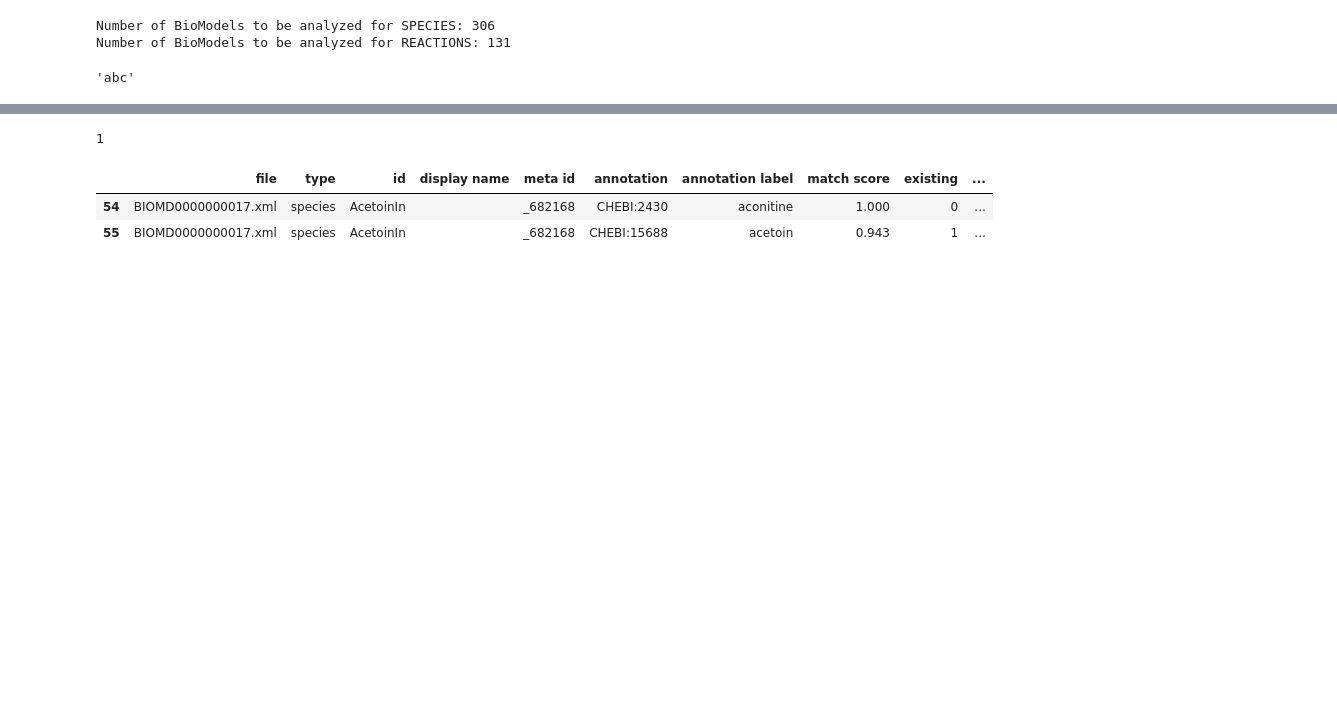
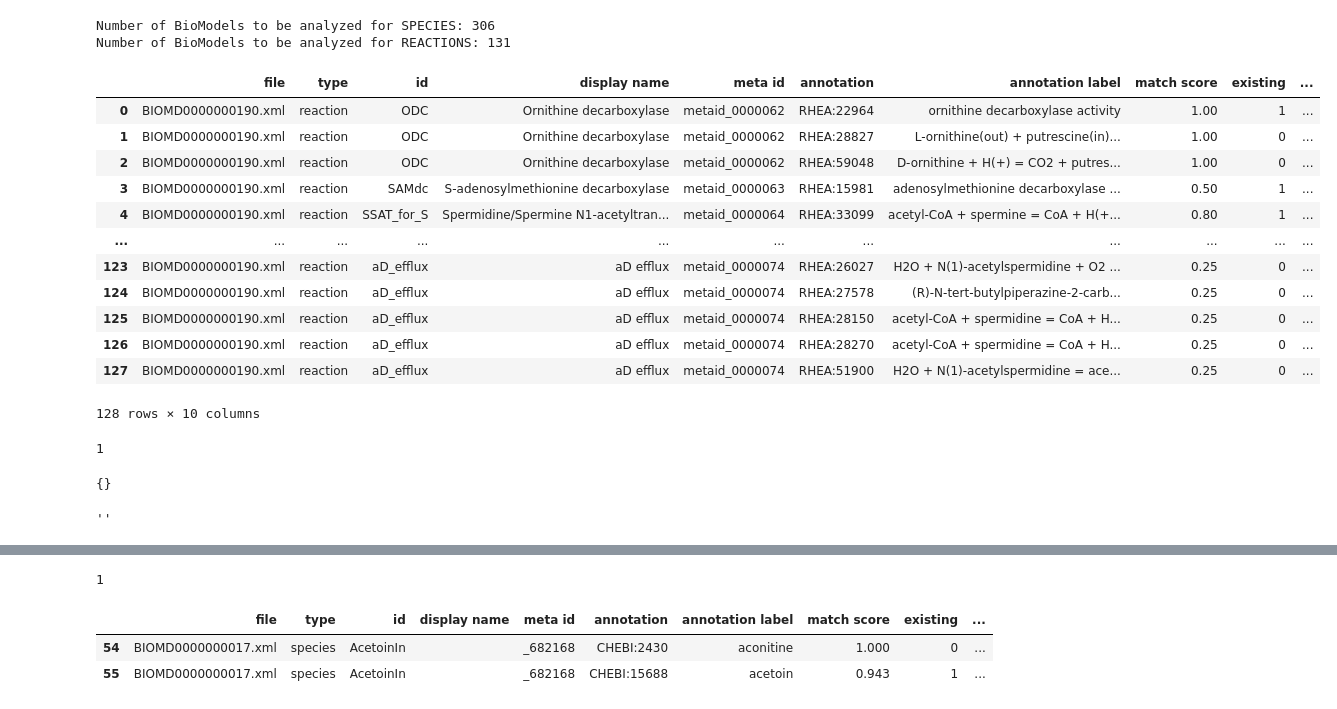
Before and after one commit to sys-bio/AMAS, a Jupyter notebook: notebooks/console_methods.ipynb, the cells around one changed output, grey strips where cells are left out. Saved outputs shown, nothing was run; the diff lists cells and outputs as text; code cells hidden in the pictures; blank space fills up the shorter version.

```diff
--- a/notebooks/console_methods.ipynb
+++ b/notebooks/console_methods.ipynb
@@ -61,8 +61,39 @@ Number of BioModels to be analyzed for REACTIONS: 131
 # %%
 one_fpath = os.path.join(BIOMODEL_DIR, 'BIOMD0000000190.xml')
 recom = recommender.Recommender(one_fpath)
-# %%
-one_s = 'abc'
-one_s.split('/')[0]
-# %% [output]
-'abc'
+# %%
+recom.recommendReactions()
+# %% [output]
+|  | file | type | id | display name | meta id | annotation | annotation label | match score | existing | ... |
+| 0 | BIOMD0000000190.xml | reaction | ODC | Ornithine decarboxylase | metaid_0000062 | RHEA:22964 | ornithine decarboxylase activity | 1.00 | 1 | ... |
+| 1 | BIOMD0000000190.xml | reaction | ODC | Ornithine decarboxylase | metaid_0000062 | RHEA:28827 | L-ornithine(out) + putrescine(in)... | 1.00 | 0 | ... |
+| 2 | BIOMD0000000190.xml | reaction | ODC | Ornithine decarboxylase | metaid_0000062 | RHEA:59048 | D-ornithine + H(+) = CO2 + putres... | 1.00 | 0 | ... |
+| 3 | BIOMD0000000190.xml | reaction | SAMdc | S-adenosylmethionine decarboxylase | metaid_0000063 | RHEA:15981 | adenosylmethionine decarboxylase ... | 0.50 | 1 | ... |
+| 4 | BIOMD0000000190.xml | reaction | SSAT_for_S | Spermidine/Spermine N1-acetyltran... | metaid_0000064 | RHEA:33099 | acetyl-CoA + spermine = CoA + H(+... | 0.80 | 1 | ... |
+| ... | ... | ... | ... | ... | ... | ... | ... | ... | ... | ... |
+| 123 | BIOMD0000000190.xml | reaction | aD_efflux | aD efflux | metaid_0000074 | RHEA:26027 | H2O + N(1)-acetylspermidine + O2 ... | 0.25 | 0 | ... |
+| 124 | BIOMD0000000190.xml | reaction | aD_efflux | aD efflux | metaid_0000074 | RHEA:27578 | (R)-N-tert-butylpiperazine-2-carb... | 0.25 | 0 | ... |
+| 125 | BIOMD0000000190.xml | reaction | aD_efflux | aD efflux | metaid_0000074 | RHEA:28150 | acetyl-CoA + spermidine = CoA + H... | 0.25 | 0 | ... |
+| 126 | BIOMD0000000190.xml | reaction | aD_efflux | aD efflux | metaid_0000074 | RHEA:28270 | acetyl-CoA + spermidine = CoA + H... | 0.25 | 0 | ... |
+| 127 | BIOMD0000000190.xml | reaction | aD_efflux | aD efflux | metaid_0000074 | RHEA:51900 | H2O + N(1)-acetylspermidine = ace... | 0.25 | 0 | ... |
+128 rows × 10 columns
+# %%
+recom = recommender.Recommender(ecoli_fpath)
+libsbml_document = recom.sbml_document
+model = libsbml_document.getModel()
+for one_s in model.getListOfSpecies():
+  one_s.setAnnotation('')
+for one_r in model.getListOfReactions():
+  one_r.setAnnotation('')
+libsbml.writeSBMLToFile(libsbml_document, 'ecoli_ver2.xml')
+# %% [output]
+1
+# %%
+recom = recommender.Recommender('BIOMD190_ver2.xml')
+recom.species.exist_annotation
+# %% [output]
+{}
+# %%
+model.getSpecies(0).getModel().getSpecies(2).getAnnotationString()
+# %% [output]
+''
```
Also changed, not shown: parts of 1 cell of this notebook, 6 other files.
